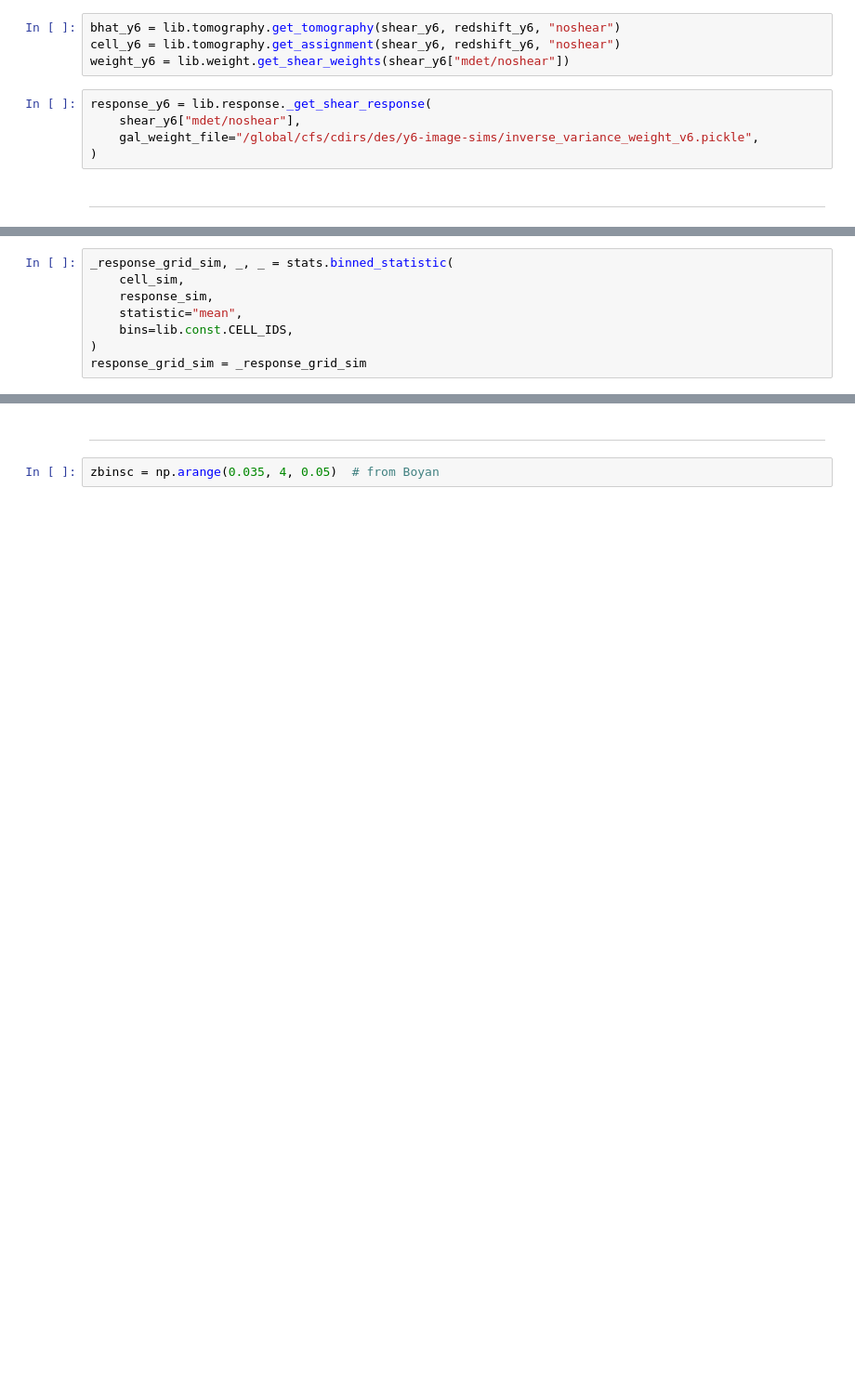
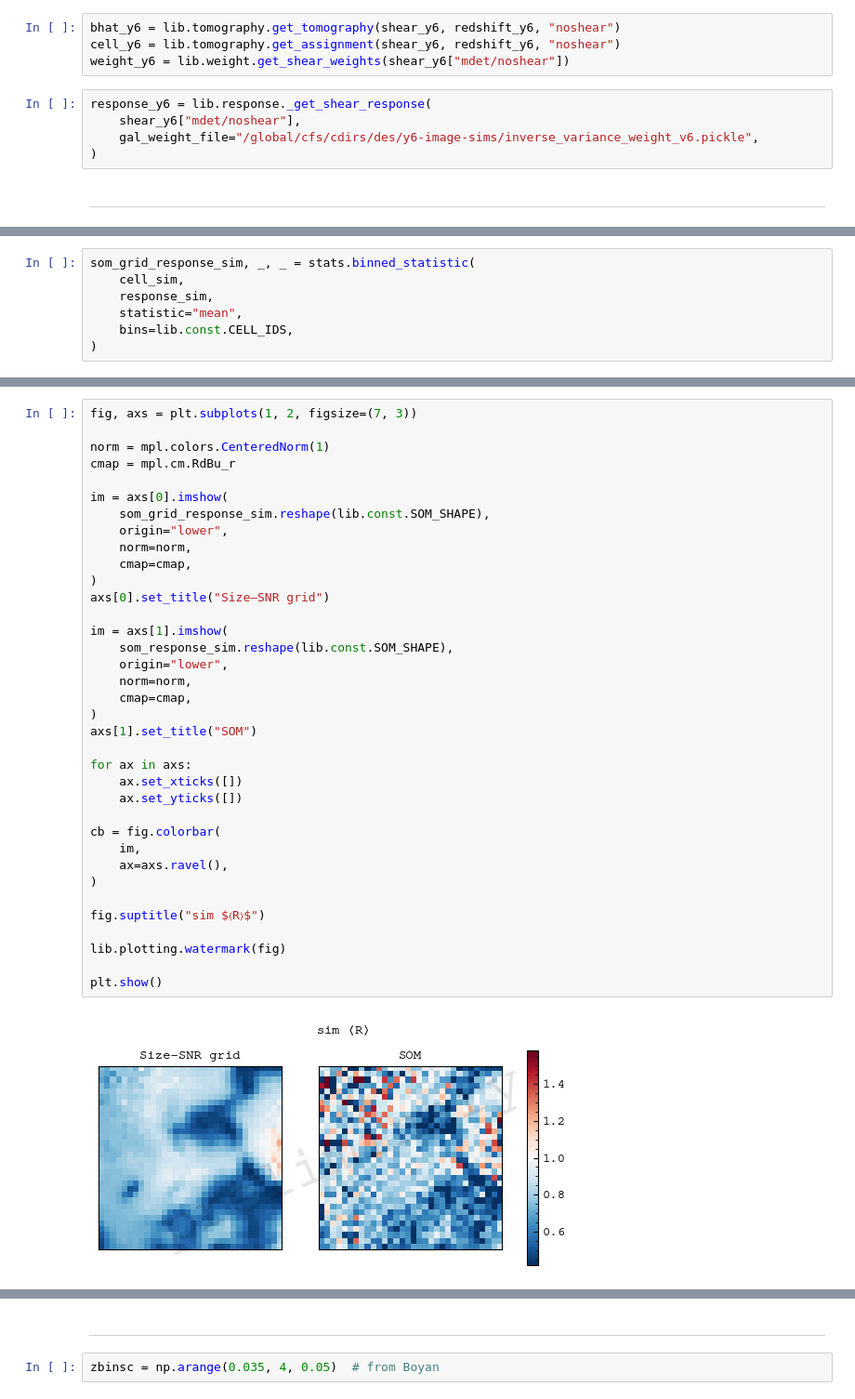
Before and after one commit to sidneymau/des-y6-image-sims-analysis, a Jupyter notebook: notebooks/2025_02_17_tomography/dev.ipynb, the cells around one changed output, grey strips where cells are left out. Shown at 93% size. Cells and saved outputs as stored; diff of their text form; blank space fills up the shorter version.

```diff
--- a/notebooks/2025_02_17_tomography/dev.ipynb
+++ b/notebooks/2025_02_17_tomography/dev.ipynb
@@ -72,8 +73,7 @@ weight_grid_sim = _weight_grid_sim / sum(_weight_grid_sim)
 # %%
-_response_grid_sim, _, _ = stats.binned_statistic(
+som_grid_response_sim, _, _ = stats.binned_statistic(
     cell_sim,
     response_sim,
     statistic="mean",
     bins=lib.const.CELL_IDS,
 )
-response_grid_sim = _response_grid_sim
@@ -80 +105,39 @@ response_grid_sim = _response_grid_sim
+# %%
+fig, axs = plt.subplots(1, 2, figsize=(7, 3))
+
+norm = mpl.colors.CenteredNorm(1)
+cmap = mpl.cm.RdBu_r
+
+im = axs[0].imshow(
+    som_grid_response_sim.reshape(lib.const.SOM_SHAPE),
+    origin="lower",
+    norm=norm,
+    cmap=cmap,
+)
+axs[0].set_title("Size–SNR grid")
+
+im = axs[1].imshow(
+    som_response_sim.reshape(lib.const.SOM_SHAPE),
+    origin="lower",
+    norm=norm,
+    cmap=cmap,
+)
+axs[1].set_title("SOM")
+
+for ax in axs:
+    ax.set_xticks([])
+    ax.set_yticks([])
+
+cb = fig.colorbar(
+    im,
+    ax=axs.ravel(),
+)
+
+fig.suptitle("sim $〈R〉$")
+
+lib.plotting.watermark(fig)
+
+plt.show()
+# %% [output]
+[figure, added]
 # %%
```
Also changed, not shown: parts of 29 cells of this notebook, 1 other file.
